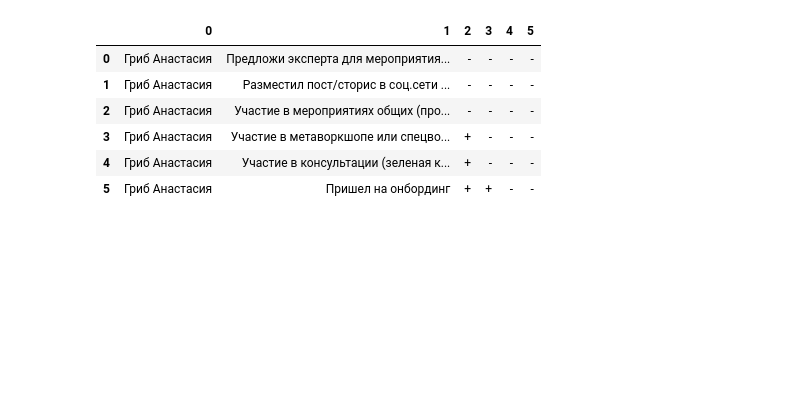
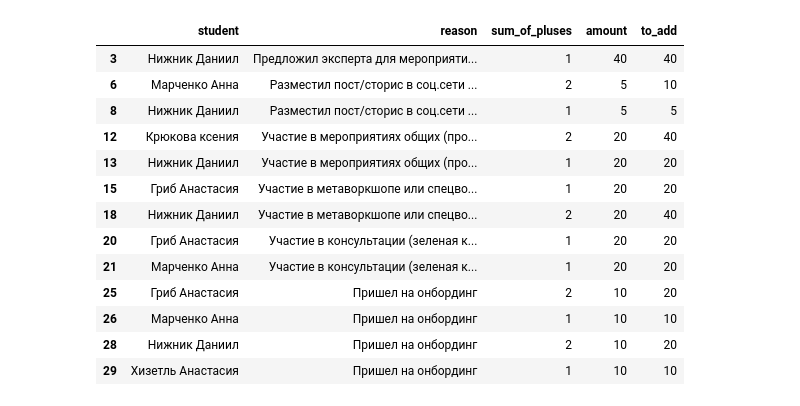
Before and after one commit to OreoLand123/SkillCoins, a Jupyter notebook: parser/gogle_sheetsProject_scropts/test.ipynb, the cells around one changed output. Drawn from its saved outputs; the diff is of its cells as text; code cells hidden in the pictures; blank space fills up the shorter version.

```diff
--- a/parser/gogle_sheetsProject_scropts/test.ipynb
+++ b/parser/gogle_sheetsProject_scropts/test.ipynb
@@ -58,10 +59,27 @@ df = df[df[1] != '']
+# %%
+reasons_df = pd.DataFrame(reasons).drop([2, 3, 4], axis=1)
+reasons_df.drop(reasons_df[reasons_df[1] == ""].index, inplace=True)
+# %%
+reasons_df.rename(columns={0: "reason", 1: "amount"}, inplace=True)
+reasons_df.amount = reasons_df.amount.astype(int)
+# %%
+df = pd.merge(df, reasons_df)
+# %%
+df["to_add"] = df.sum_of_pluses * df["amount"].astype(int)
 # %%
-df[df[0] == "Гриб Анастасия"]
+df[df.sum_of_pluses != 0]
 # %% [output]
-|  | 0 | 1 | 2 | 3 | 4 | 5 |
-| 0 | Гриб Анастасия | Предложи эксперта для мероприятия... | - | - | - | - |
-| 1 | Гриб Анастасия | Разместил пост/сторис в соц.сети ... | - | - | - | - |
-| 2 | Гриб Анастасия | Участие в мероприятиях общих (про... | - | - | - | - |
-| 3 | Гриб Анастасия | Участие в метаворкшопе или спецво... | + | - | - | - |
-| 4 | Гриб Анастасия | Участие в консультации (зеленая к... | + | - | - | - |
-| 5 | Гриб Анастасия | Пришел на онбординг | + | + | - | - |
+|  | student | reason | sum_of_pluses | amount | to_add |
+| 3 | Нижник Даниил | Предложил эксперта для мероприяти... | 1 | 40 | 40 |
+| 6 | Марченко Анна | Разместил пост/сторис в соц.сети ... | 2 | 5 | 10 |
+| 8 | Нижник Даниил | Разместил пост/сторис в соц.сети ... | 1 | 5 | 5 |
+| 12 | Крюкова ксения | Участие в мероприятиях общих (про... | 2 | 20 | 40 |
+| 13 | Нижник Даниил | Участие в мероприятиях общих (про... | 1 | 20 | 20 |
+| 15 | Гриб Анастасия | Участие в метаворкшопе или спецво... | 1 | 20 | 20 |
+| 18 | Нижник Даниил | Участие в метаворкшопе или спецво... | 2 | 20 | 40 |
+| 20 | Гриб Анастасия | Участие в консультации (зеленая к... | 1 | 20 | 20 |
+| 21 | Марченко Анна | Участие в консультации (зеленая к... | 1 | 20 | 20 |
+| 25 | Гриб Анастасия | Пришел на онбординг | 2 | 10 | 20 |
+| 26 | Марченко Анна | Пришел на онбординг | 1 | 10 | 10 |
+| 28 | Нижник Даниил | Пришел на онбординг | 2 | 10 | 20 |
+| 29 | Хизетль Анастасия | Пришел на онбординг | 1 | 10 | 10 |
```
Also changed, not shown: parts of 12 cells of this notebook, 3 other files.
